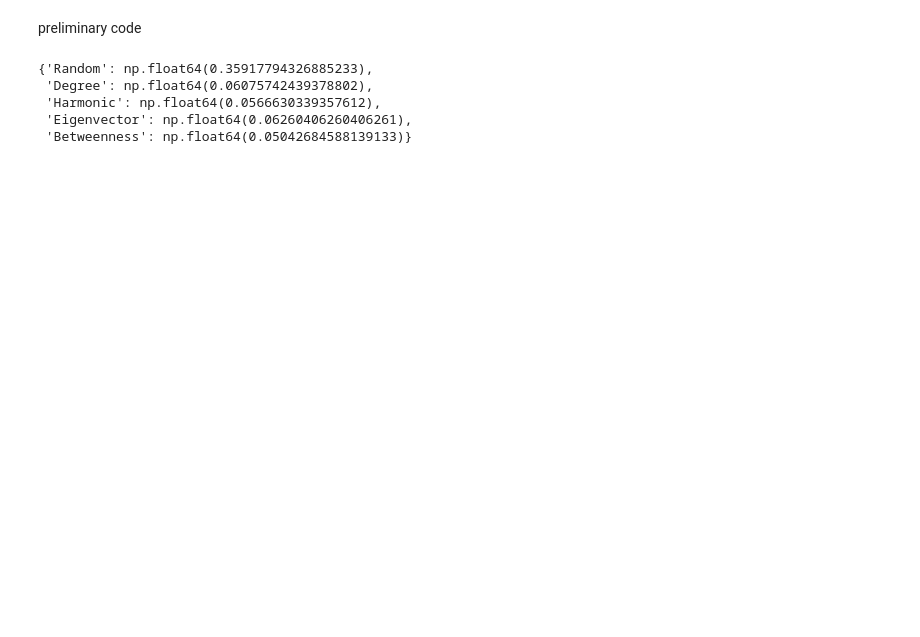
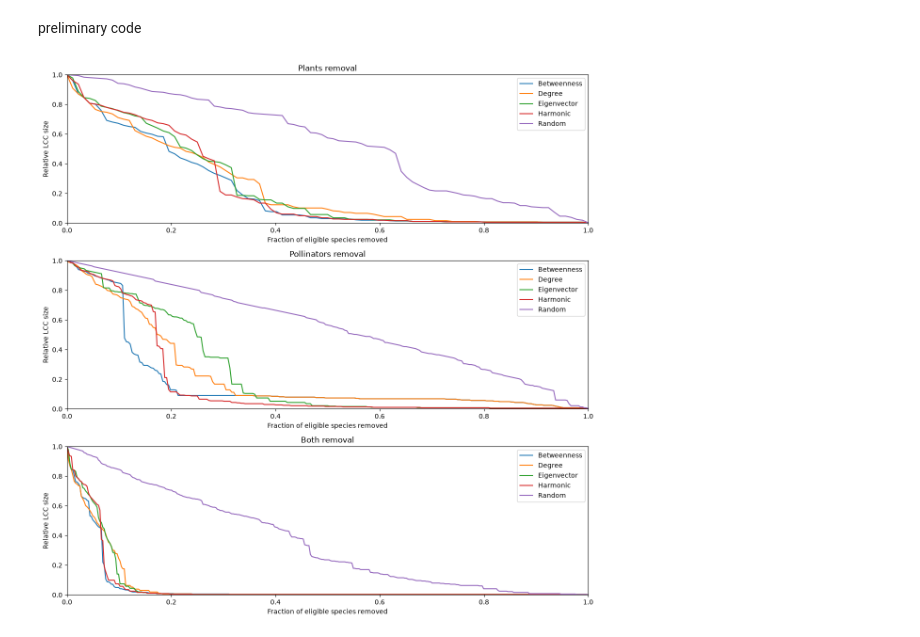
Before and after one commit to hyunderscore/biol4200-networks-project, a Jupyter notebook: code/code.ipynb, the cells around one changed output. Saved outputs shown, nothing was run; the diff lists cells and outputs as text; code cells hidden in the pictures; blank space fills up the shorter version.

Commit message:
rewrote code for plotting and added guild based removal

```diff
--- a/code/code.ipynb
+++ b/code/code.ipynb
@@ -155,16 +118,23 @@ def robust_results(results):
 # %%
-# function to plot results
-def plot_results(results, title='Network Robustness'):
-    plt.figure(figsize=(12, 5))
-    for label, sizes in results.items(): # plots each removal while labeling with removals name
-        plt.plot(range(len(sizes)), sizes, label=label)
+# function to plot the results of the removals
+def plot_removals(removal_df):
+    fig, axes = plt.subplots(3, 1, figsize=(12, 12)) # 3x1 subplot
 
-    plt.xlabel('Number of nodes removed')
-    plt.ylabel('Giant Component (nodes)')
-    plt.title(title)
-    plt.legend()
-    plt.ylim(bottom=0) # plot bottoms out at 0
-    plt.xlim(0) # plot starts at 0
+    for ax, guild in zip(axes, GUILDS): # iterate through the axes and guilds to filter removal_df by guild
+        subset = removal_df[removal_df['guild'] == guild]
+
+        for method, group in subset.groupby('method'): # iterate through the methods and group the guild by method to sort values by step
+            group = group.sort_values('step')
+
+            ax.plot(group['fraction_removed'], group['lcc_fraction'], label=method.capitalize()) # plot the fraction of eligible species removed against the relative lcc size for each method
+
+        ax.set_title(f'{guild.capitalize()} removal')
+        ax.set_xlabel('Fraction of eligible species removed')
+        ax.set_ylabel('Relative LCC size')
+        ax.set_xlim(0, 1)
+        ax.set_ylim(0, 1)
+        ax.legend()
+
     plt.tight_layout()
     plt.show()
 # %%
@@ -173,8 +142,6 @@ yamazaki_results = results(yamazaki)
 # %%
-robust_results(yamazaki_results)
+yamazaki_df = all_removals(yamazaki, trials=1, seed=42)
-# %% [output]
-{'Random': np.float64(0.35917794326885233),
- 'Degree': np.float64(0.06075742439378802),
- 'Harmonic': np.float64(0.0566630339357612),
- 'Eigenvector': np.float64(0.06260406260406261),
- 'Betweenness': np.float64(0.05042684588139133)}
+# %%
+plot_removals(yamazaki_df)
+# %% [output]
+[figure, added]
```
Also changed, not shown: parts of 6 cells of this notebook.
